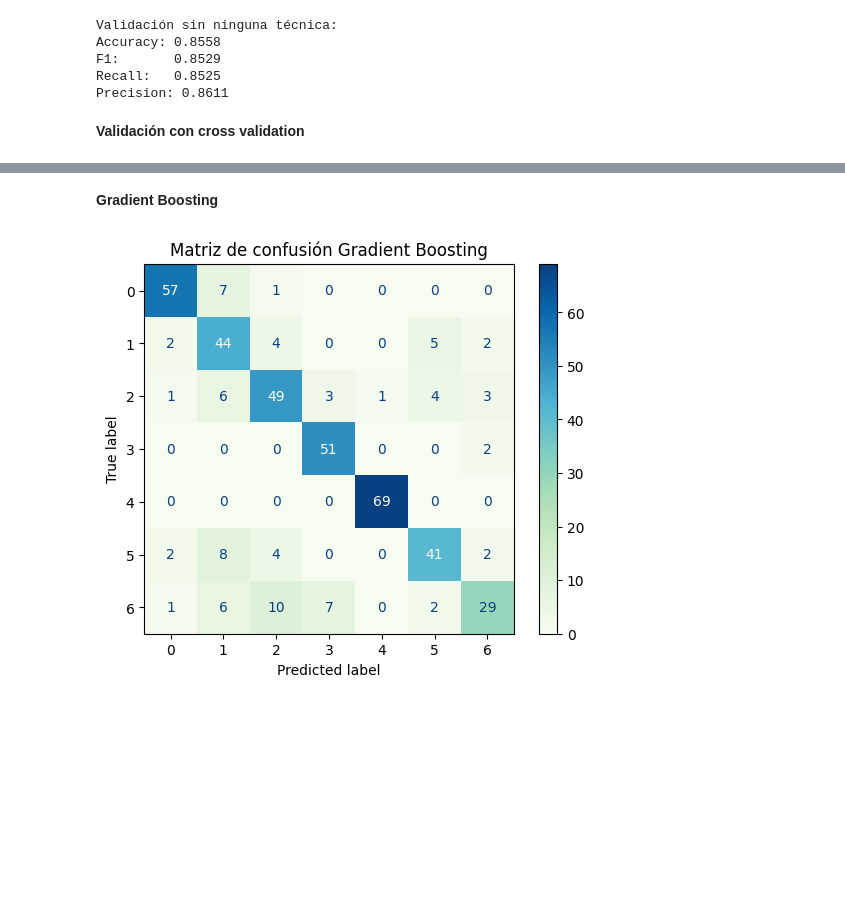
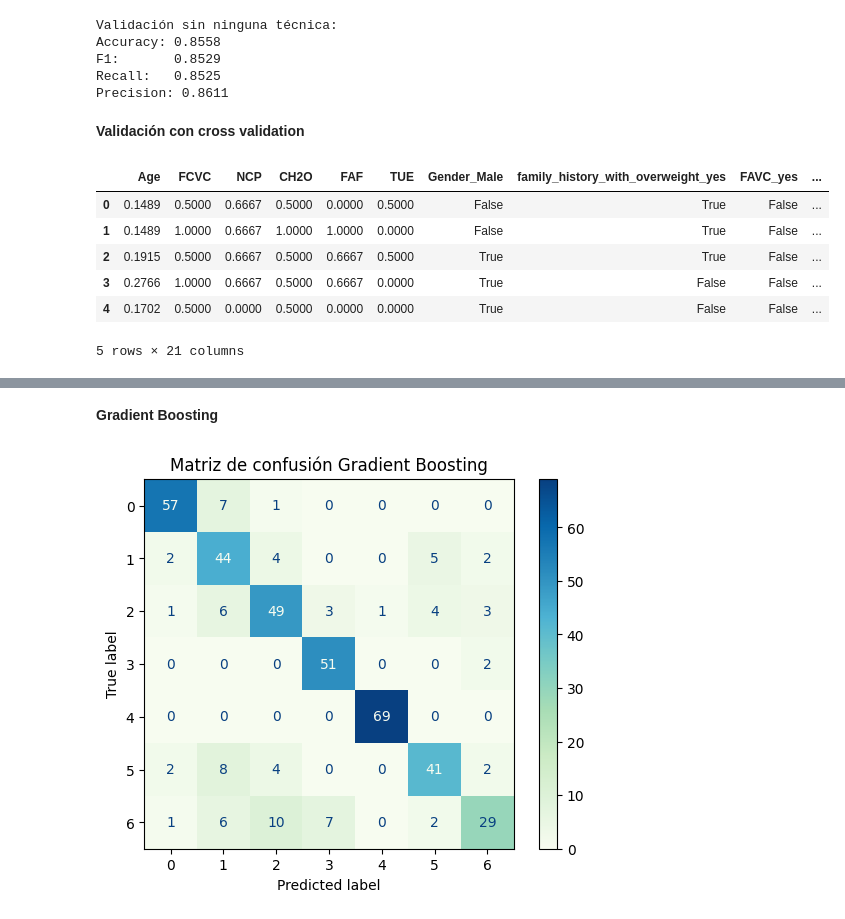
Before and after one commit to MilySierra/Estimation-of-Obesity-Levels-Model, a Jupyter notebook: estimation.ipynb, the cells around one changed output, grey strips where cells are left out. Drawn from its saved outputs; the diff is of its cells as text; code cells hidden in the pictures; blank space fills up the shorter version.

```diff
--- a/estimation.ipynb
+++ b/estimation.ipynb
@@ -377,3 +377,17 @@ Recall:   0.8525
 Precision: 0.8611
 # %% [markdown]
 **Validación con cross validation**
+# %%
+X_completo = X
+y_completo = y
+scaler = MinMaxScaler()
+X_completo[num] = scaler.fit_transform(X_completo[num])
+X_completo.head(5)
+# %% [output]
+|  | Age | FCVC | NCP | CH2O | FAF | TUE | Gender_Male | family_history_with_overweight_yes | FAVC_yes | ... |
+| 0 | 0.1489 | 0.5000 | 0.6667 | 0.5000 | 0.0000 | 0.5000 | False | True | False | ... |
+| 1 | 0.1489 | 1.0000 | 0.6667 | 1.0000 | 1.0000 | 0.0000 | False | True | False | ... |
+| 2 | 0.1915 | 0.5000 | 0.6667 | 0.5000 | 0.6667 | 0.5000 | True | True | False | ... |
+| 3 | 0.2766 | 1.0000 | 0.6667 | 0.5000 | 0.6667 | 0.0000 | True | False | False | ... |
+| 4 | 0.1702 | 0.5000 | 0.0000 | 0.5000 | 0.0000 | 0.0000 | True | False | False | ... |
+5 rows × 21 columns
```
Also changed, not shown: parts of 8 cells of this notebook.
